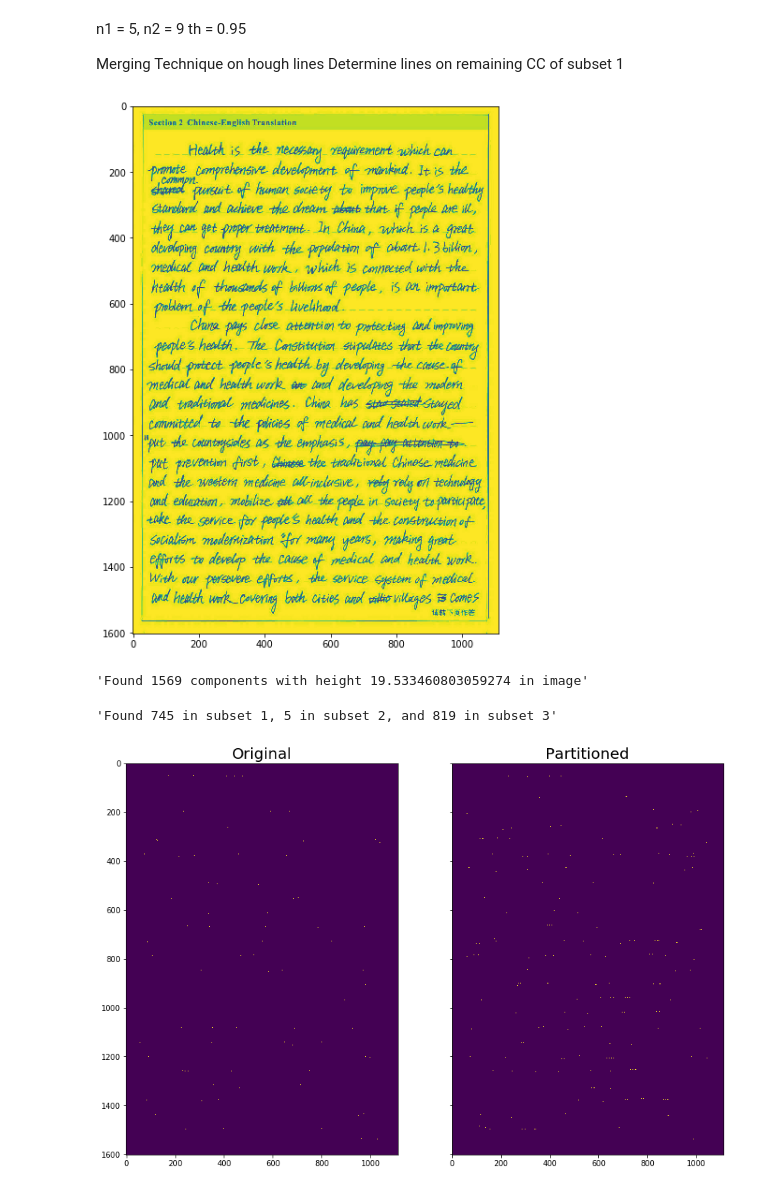
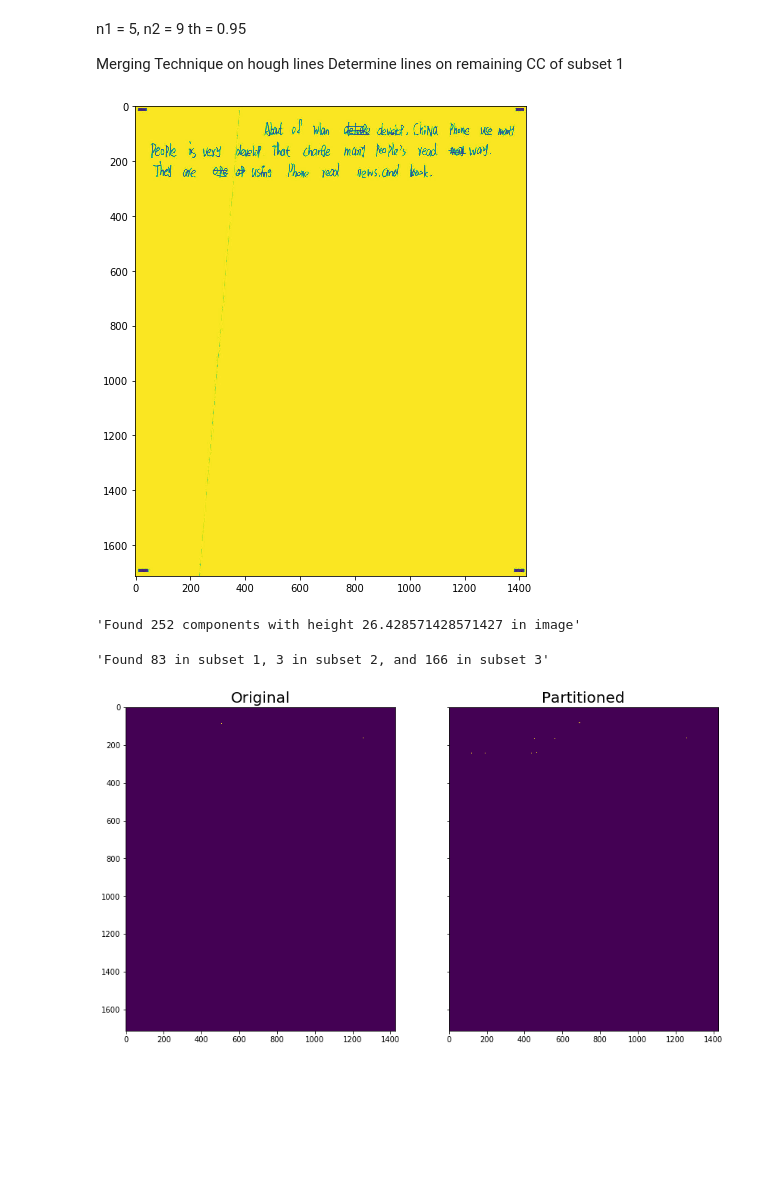
Before and after one commit to lcukerd/Louloudis, a Jupyter notebook: Implementation.ipynb, the cells around one changed output. Saved outputs shown, nothing was run; the diff lists cells and outputs as text; code cells hidden in the pictures; blank space fills up the shorter version.

```diff
--- a/Implementation.ipynb
+++ b/Implementation.ipynb
@@ -17,10 +18,10 @@ from globalVar import *
 # %%
 rcParams['figure.figsize'] = 7, 14
 # %%
-image = loadImage('Test-data/050200074.jpg')
+image = loadImage('../Dataset/600000080.jpg')
 plt.imshow(image);
 # %% [output]
-[figure, old version]
+[figure, new version]
 # %%
 # Find components and calc avg height of components, assume it equal to avg character width.
 # Divide components into 3 subsets based on simple conditions
@@ -28,8 +29,8 @@ plt.imshow(image);
 (labels, avg_height, centroids, stats) = findComponents(image)
 ((centroids1, stats1), (centroids2, stats2), (centroids3, stats3)) = divide(centroids, stats, avg_height);
 # %% [output]
-'Found 1569 components with height 19.533460803059274 in image'
+'Found 252 components with height 26.428571428571427 in image'
-'Found 745 in subset 1, 5 in subset 2, and 819 in subset 3'
+'Found 83 in subset 1, 3 in subset 2, and 166 in subset 3'
 # %%
 # Divide subset1 components into blocks of width aw and find their centroid.
 
@@ -44,6 +45,6 @@ ax[0].set_title('Original', fontsize=20);
 ax[1].imshow(showCentroids(image, centroidP));
 ax[1].set_title('Partitioned', fontsize=20);
 # %% [output]
-[figure, old version]
+[figure, new version]
 # %%
 # Perform Hough transform on this with given parameters.
```
Also changed, not shown: parts of 10 cells of this notebook, 4 other files.
